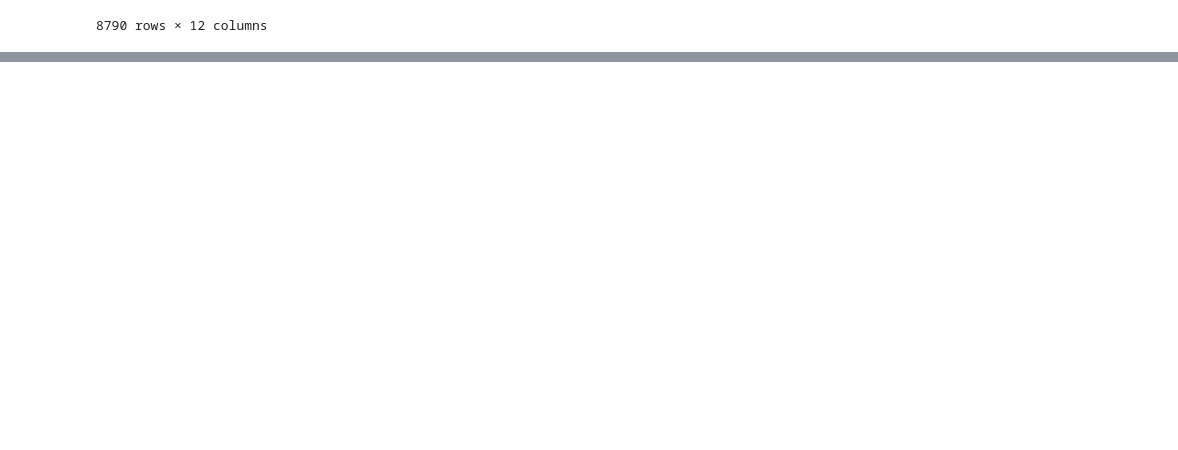
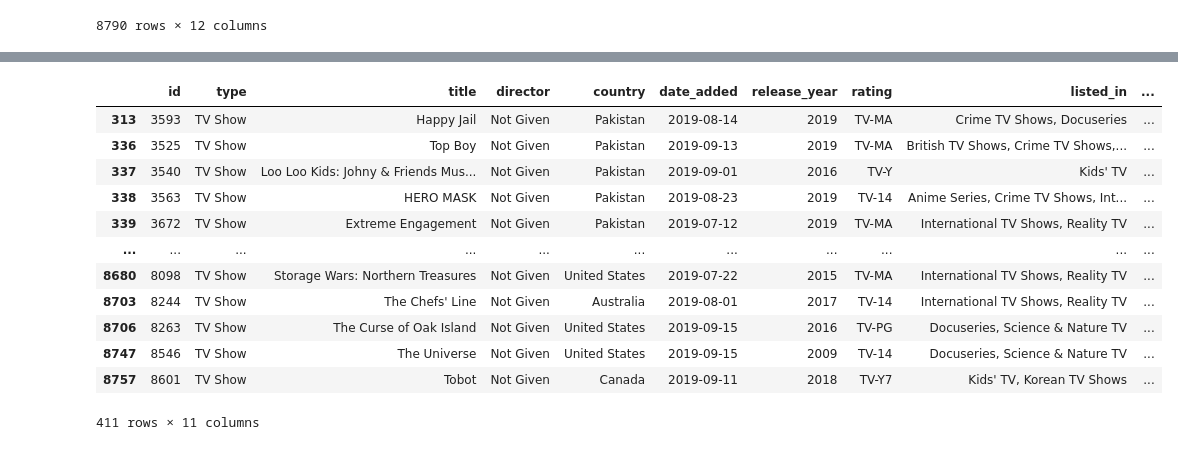
Before and after one commit to Ni3Gawande/pandas, a Jupyter notebook: Netflix.ipynb, the cells around one changed output, grey strips where cells are left out. Drawn from its saved outputs; the diff is of its cells as text; code cells hidden in the pictures; blank space fills up the shorter version.

```diff
--- a/Netflix.ipynb
+++ b/Netflix.ipynb
@@ -283,0 +416,16 @@ df
+# %%
+df[(df['date_added'].dt.year == 2019) & (df['date_added'].dt.quarter == 3)]
+# %% [output]
+|  | id | type | title | director | country | date_added | release_year | rating | listed_in | ... |
+| 313 | 3593 | TV Show | Happy Jail | Not Given | Pakistan | 2019-08-14 | 2019 | TV-MA | Crime TV Shows, Docuseries | ... |
+| 336 | 3525 | TV Show | Top Boy | Not Given | Pakistan | 2019-09-13 | 2019 | TV-MA | British TV Shows, Crime TV Shows,... | ... |
+| 337 | 3540 | TV Show | Loo Loo Kids: Johny & Friends Mus... | Not Given | Pakistan | 2019-09-01 | 2016 | TV-Y | Kids' TV | ... |
+| 338 | 3563 | TV Show | HERO MASK | Not Given | Pakistan | 2019-08-23 | 2019 | TV-14 | Anime Series, Crime TV Shows, Int... | ... |
+| 339 | 3672 | TV Show | Extreme Engagement | Not Given | Pakistan | 2019-07-12 | 2019 | TV-MA | International TV Shows, Reality TV | ... |
+| ... | ... | ... | ... | ... | ... | ... | ... | ... | ... | ... |
+| 8680 | 8098 | TV Show | Storage Wars: Northern Treasures | Not Given | United States | 2019-07-22 | 2015 | TV-MA | International TV Shows, Reality TV | ... |
+| 8703 | 8244 | TV Show | The Chefs' Line | Not Given | Australia | 2019-08-01 | 2017 | TV-14 | International TV Shows, Reality TV | ... |
+| 8706 | 8263 | TV Show | The Curse of Oak Island | Not Given | United States | 2019-09-15 | 2016 | TV-PG | Docuseries, Science & Nature TV | ... |
+| 8747 | 8546 | TV Show | The Universe | Not Given | United States | 2019-09-15 | 2009 | TV-14 | Docuseries, Science & Nature TV | ... |
+| 8757 | 8601 | TV Show | Tobot | Not Given | Canada | 2019-09-11 | 2018 | TV-Y7 | Kids' TV, Korean TV Shows | ... |
+411 rows × 11 columns
```
Also changed, not shown: parts of 50 cells of this notebook.
